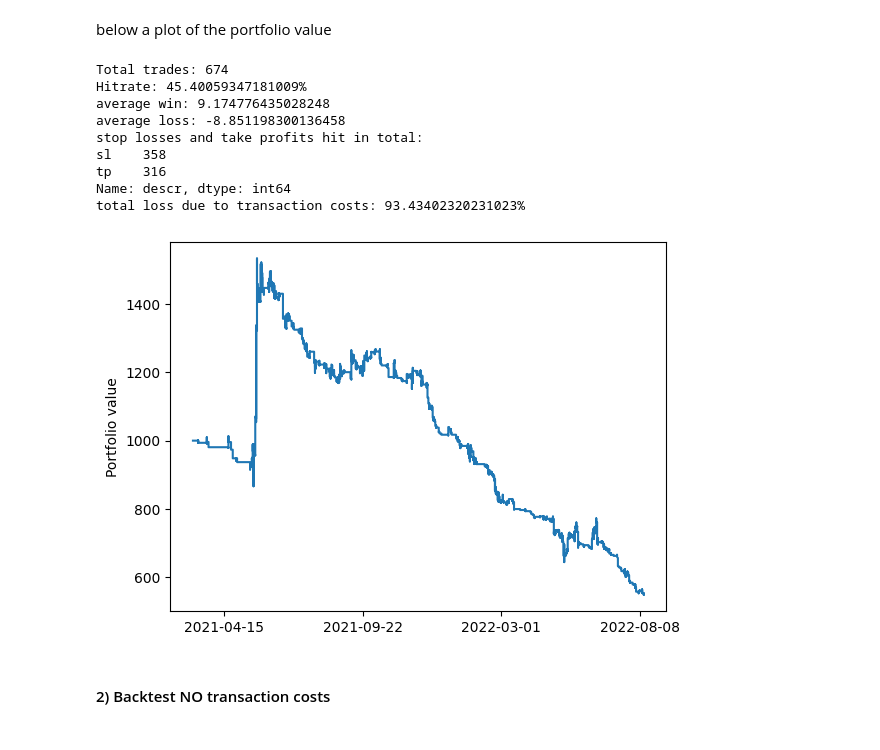
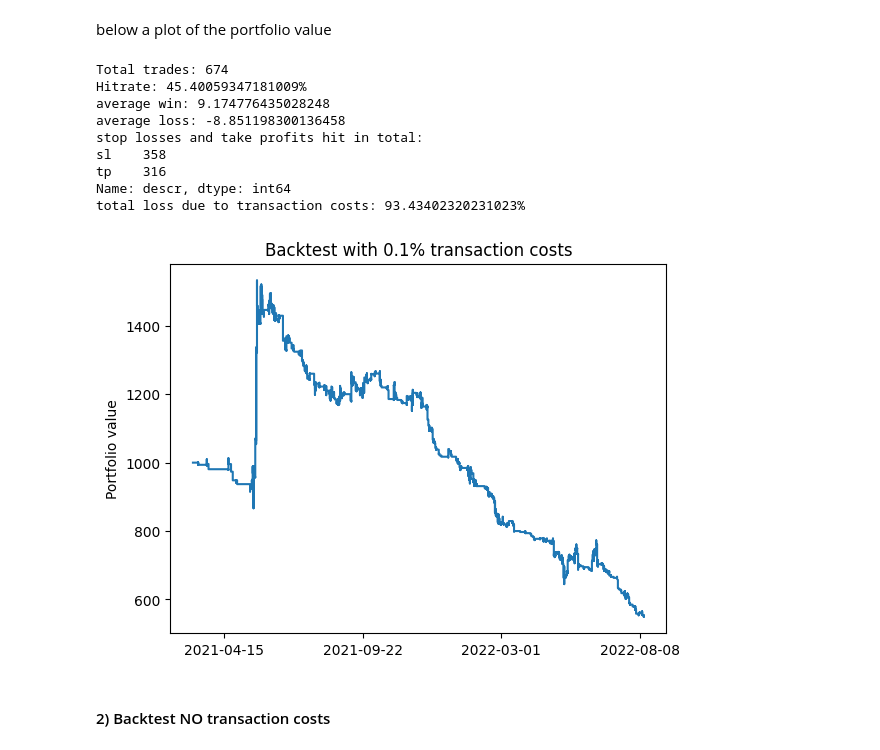
Before and after one commit to quintengeerts2000/Ornstein-Uhlenbeck-statistical-arbitrage-, a Jupyter notebook: Backtest.ipynb, the cells around one changed output. Drawn from its saved outputs; the diff is of its cells as text; code cells hidden in the pictures.

Commit message:
added images

```diff
--- a/Backtest.ipynb
+++ b/Backtest.ipynb
@@ -52,27 +52,29 @@ below a plot of the portfolio value
 # %%
 plt.ylabel('Portfolio value')
 plt.gca().xaxis.set_major_formatter(mdates.DateFormatter('%Y-%m-%d'))
 plt.gca().xaxis.set_major_locator(mdates.DayLocator(interval=160))
 plt.plot(pd.to_datetime(simulation.capital.index).date, simulation.capital.values)
 print('Total trades: {}'.format(len(hist1)))
 print('Hitrate: {}%'.format(len(hist1[hist1.pnl>0]) / len(hist1) *100))
 print('average win: {}'.format(hist1[hist1.pnl>0].pnl.mean()))
 print('average loss: {}'.format(hist1[hist1.pnl<0].pnl.mean()))
 print('stop losses and take profits hit in total:')
 print(hist1.descr.value_counts())
 ls = 1 - (simulation.transaction_cost_history *-1).cumsum().apply(np.exp).iloc[-1][0]
 print('total loss due to transaction costs: {}%'.format(ls*100))
+plt.title('Backtest with 0.1% transaction costs')
+plt.savefig('backtest_tc.png')
 # %% [output]
 Total trades: 674
 Hitrate: 45.40059347181009%
 average win: 9.174776435028248
 average loss: -8.851198300136458
 stop losses and take profits hit in total:
 sl    358
 tp    316
 Name: descr, dtype: int64
 total loss due to transaction costs: 93.43402320231023%
-[figure, old version]
+[figure, new version]
 # %% [markdown]
 #### 2) Backtest NO transaction costs
 # %% [markdown]
```
Also changed, not shown: parts of 1 cell of this notebook, 5 other files.
